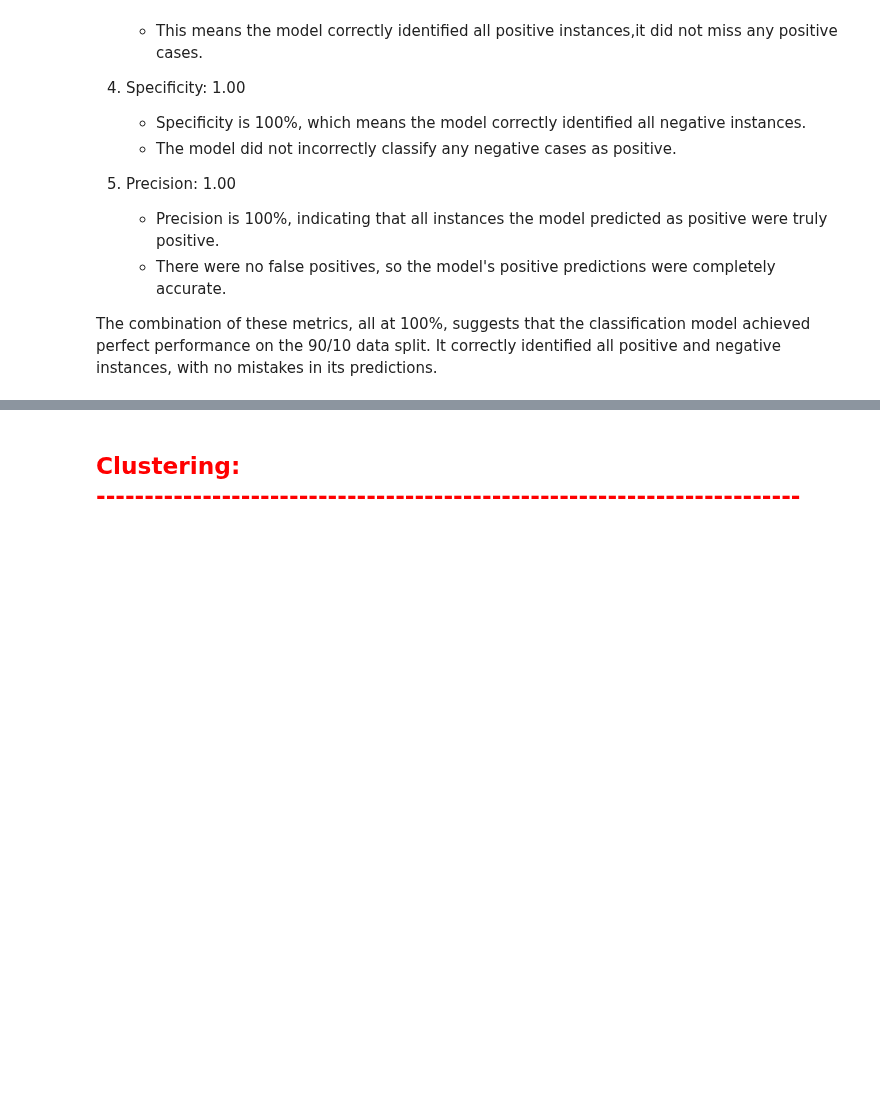
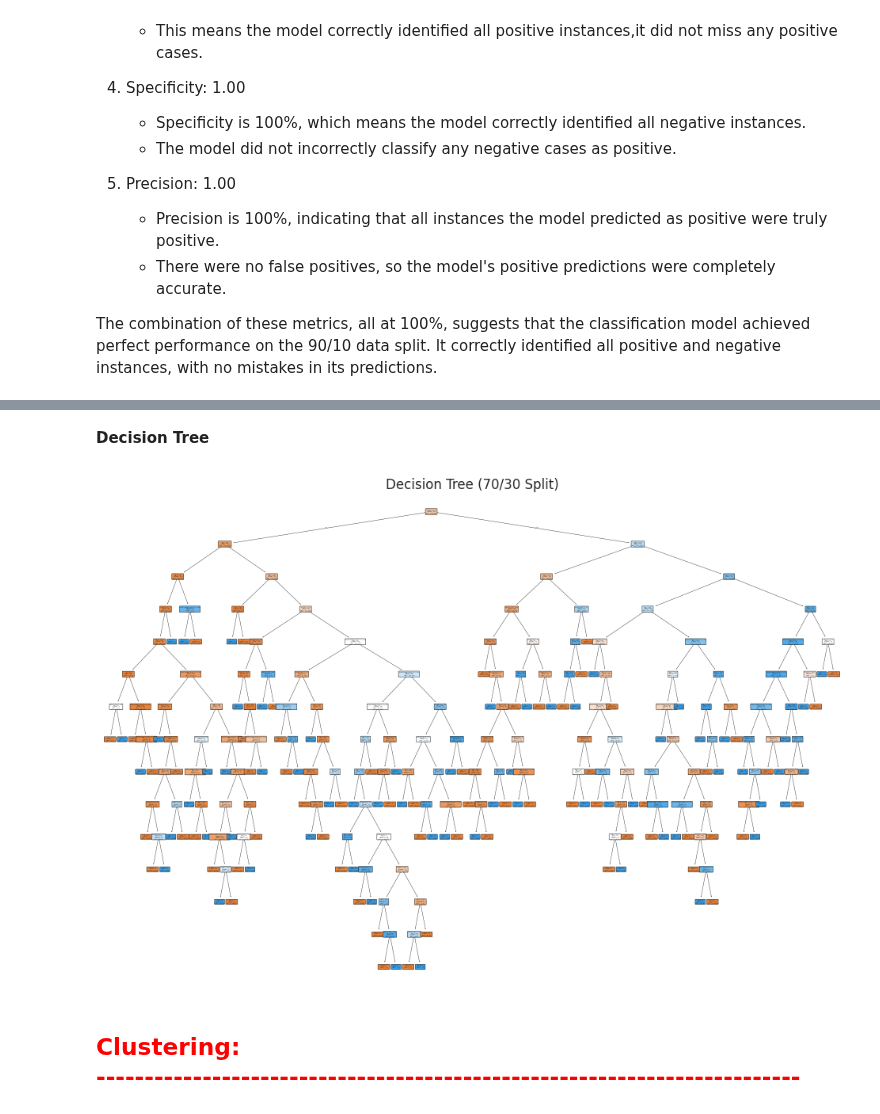
Before and after one commit to WS888-CODER/IT326-PROJECT, a Jupyter notebook: Reports Folder/Phase3.ipynb, the cells around one changed output, grey strips where cells are left out. Drawn from its saved outputs; the diff is of its cells as text; code cells hidden in the pictures; blank space fills up the shorter version.

```diff
--- a/Reports Folder/Phase3.ipynb
+++ b/Reports Folder/Phase3.ipynb
@@ -386,3 +447,13 @@ The combination of these metrics, all at 100%, suggests that the classification
+# %% [markdown]
+<b>Decision Tree</b>
+# %%
+# Visualize the Decision Tree
+plt.figure(figsize=(12, 8))
+plot_tree(partition_70_30, filled=True, feature_names=X.columns, class_names=['No Diabetes', 'Diabetes'], rounded=True)
+plt.title('Decision Tree (70/30 Split)')
+plt.show()
+# %% [output]
+[figure, added]
 # %% [markdown]
 <h2 style="color:red;font-family:Time New Roman;">Clustering:<br>
 -------------------------------------------------------------------------</h2>
```
Also changed, not shown: parts of 20 cells of this notebook.
